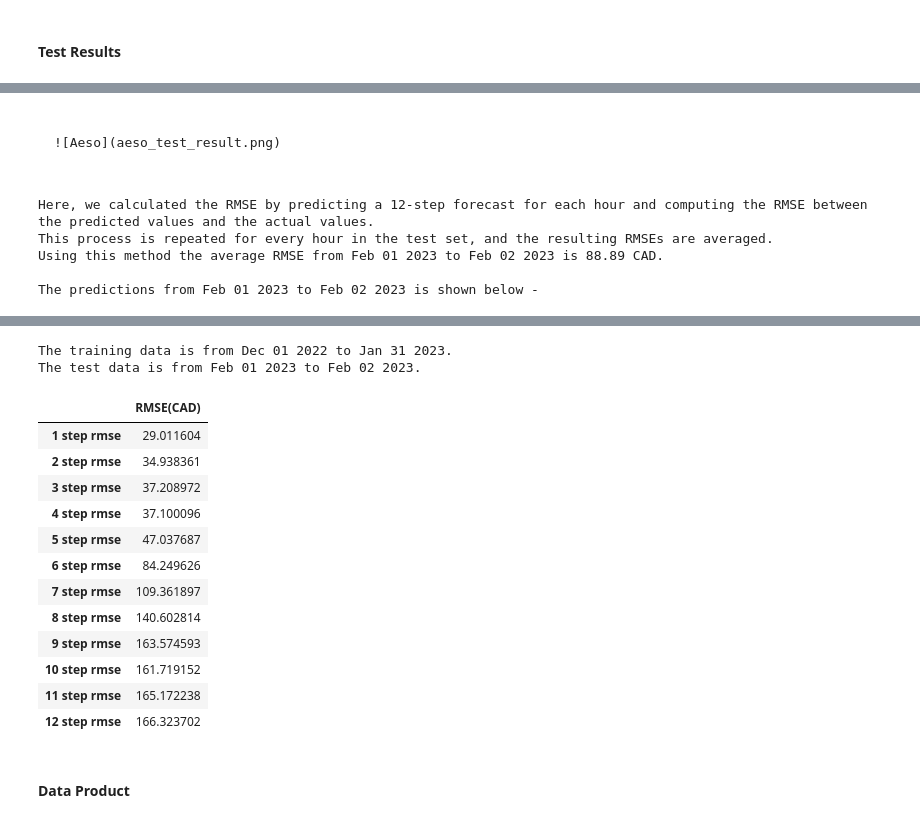
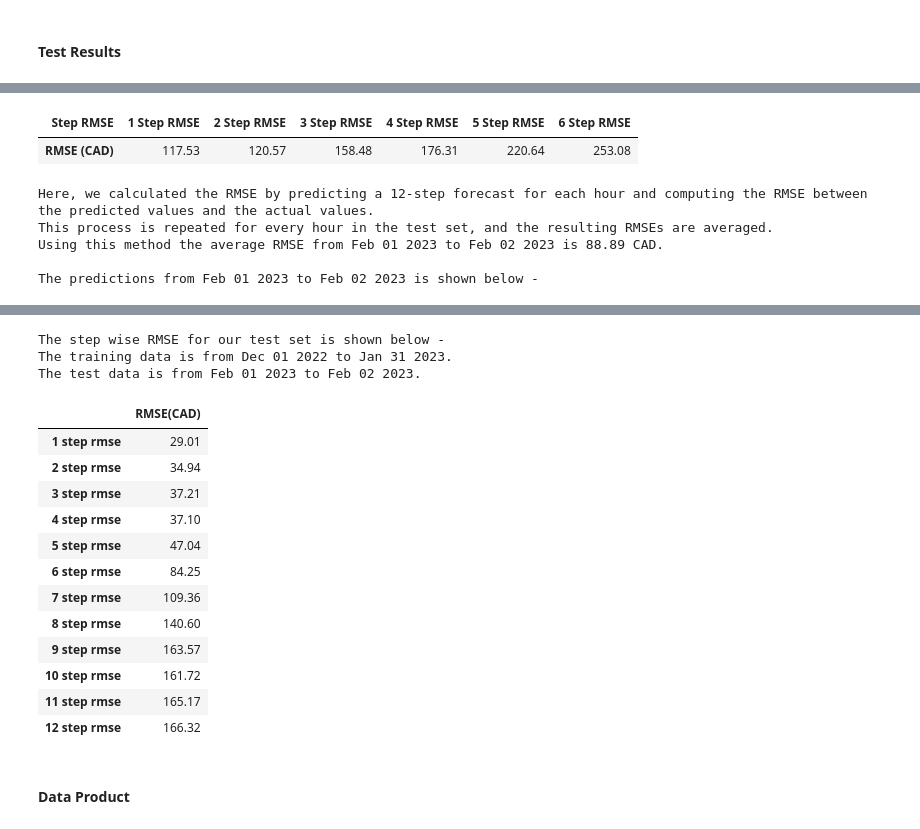
Before and after one commit to slalom-ubc-mds/Power-Price-Prediction, a Jupyter notebook: notebooks/jupyter_book_reports/final_report.ipynb, the cells around one changed output, grey strips where cells are left out. Drawn from its saved outputs; the diff is of its cells as text; code cells hidden in the pictures.

`````diff
--- a/notebooks/jupyter_book_reports/final_report.ipynb
+++ b/notebooks/jupyter_book_reports/final_report.ipynb
@@ -627,4 +625,0 @@ We can see below the stepwise errors for the time range of May 25 - May 31st.
-# %% [markdown]
-````{div} full-width
-
-![Aeso](aeso_test_result.png)
@@ -631,3 +634,8 @@ We can see below the stepwise errors for the time range of May 25 - May 31st.
+# %%
+aeso_error
+# %% [output]
+| Step RMSE | 1 Step RMSE | 2 Step RMSE | 3 Step RMSE | 4 Step RMSE | 5 Step RMSE | 6 Step RMSE |
+| RMSE (CAD) | 117.53 | 120.57 | 158.48 | 176.31 | 220.64 | 253.08 |
 # %%
 import pandas as pd
 from datetime import datetime
@@ -758,42 +766,43 @@ generate_plot(results['avg_fold_rmse'].item(), animation_df)
 # %%
 
 
 print(f"The step wise RMSE for our test set is shown below - ")
 print(f"The training data is from {start_day} to Jan 31 2023.")
 print(f"The test data is from Feb 01 2023 to {end_day}.")
 
 # Select desired columns
 selected_columns = results[["1_step_rmse", "2_step_rmse", "3_step_rmse", "4_step_rmse", "5_step_rmse",
                        "6_step_rmse", "7_step_rmse", "8_step_rmse", "9_step_rmse", "10_step_rmse",
                        "11_step_rmse", "12_step_rmse"]]
 
 selected_columns = selected_columns.reset_index(drop=True)
 
 selected_columns = selected_columns[["1_step_rmse", "2_step_rmse", "3_step_rmse", "4_step_rmse", "5_step_rmse",
                        "6_step_rmse", "7_step_rmse", "8_step_rmse", "9_step_rmse", "10_step_rmse",
                        "11_step_rmse", "12_step_rmse"]]
 
 selected_columns.columns = selected_columns.columns.str.capitalize().str.replace('_', ' ')
 
 selected_columns = selected_columns.T
 selected_columns = selected_columns.rename(columns={selected_columns.columns[0]: 'RMSE(CAD)'})
-selected_columns
+selected_columns.round(2)
 # %% [output]
+The step wise RMSE for our test set is shown below -
 The training data is from Dec 01 2022 to Jan 31 2023.
 The test data is from Feb 01 2023 to Feb 02 2023.
 |  | RMSE(CAD) |
-| 1 step rmse | 29.011604 |
-| 2 step rmse | 34.938361 |
-| 3 step rmse | 37.208972 |
-| 4 step rmse | 37.100096 |
-| 5 step rmse | 47.037687 |
-| 6 step rmse | 84.249626 |
-| 7 step rmse | 109.361897 |
-| 8 step rmse | 140.602814 |
-| 9 step rmse | 163.574593 |
-| 10 step rmse | 161.719152 |
-| 11 step rmse | 165.172238 |
-| 12 step rmse | 166.323702 |
+| 1 step rmse | 29.01 |
+| 2 step rmse | 34.94 |
+| 3 step rmse | 37.21 |
+| 4 step rmse | 37.10 |
+| 5 step rmse | 47.04 |
+| 6 step rmse | 84.25 |
+| 7 step rmse | 109.36 |
+| 8 step rmse | 140.60 |
+| 9 step rmse | 163.57 |
+| 10 step rmse | 161.72 |
+| 11 step rmse | 165.17 |
+| 12 step rmse | 166.32 |
 # %% [markdown]
 #### Data Product
 # %% [markdown]
`````
Also changed, not shown: parts of 8 cells of this notebook, 7 other files.
